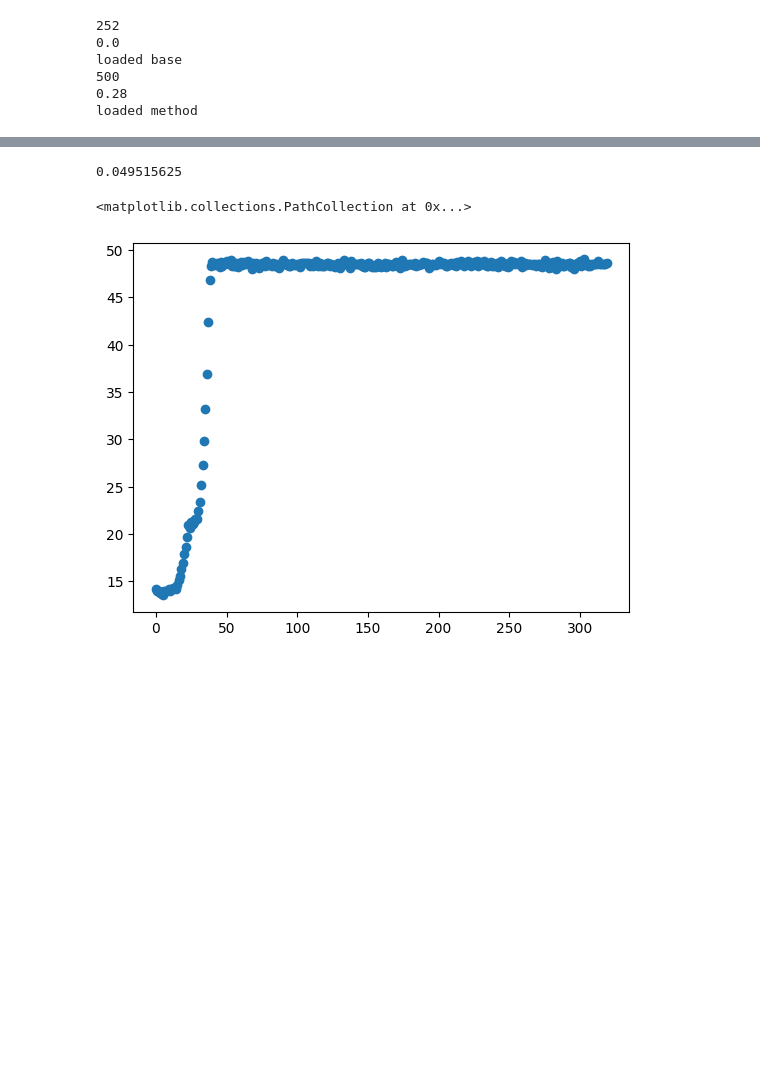
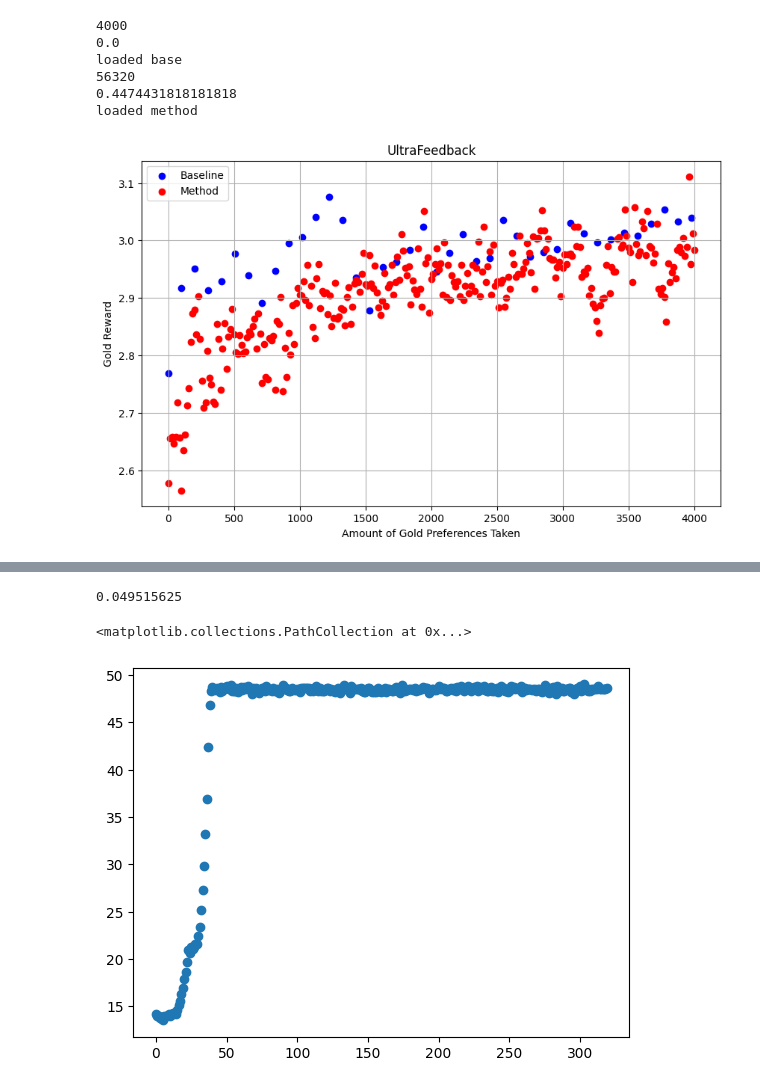
Before and after one commit to PrasannS/d2po, a Jupyter notebook: notebooks/trainlog_analysis.ipynb, the cells around one changed output, grey strips where cells are left out. Saved outputs shown, nothing was run; the diff lists cells and outputs as text; code cells hidden in the pictures; blank space fills up the shorter version.

```diff
--- a/notebooks/trainlog_analysis.ipynb
+++ b/notebooks/trainlog_analysis.ipynb
@@ -101,9 +100,16 @@ bestmethds = {
     'cdist':"../outputs/results/dynarmlogs/contrastivedistill/tiny_rm_rand_cdist_10_5_activefix.jsonl",
     'ultra':"../outputs/results/dynarmlogs/ultra/tiny_rm_conf_active_newalgoultra.jsonl"
 }
+bestmethds = {
+    'nouns':"../outputs/results/dynarmlogs/nouns/tiny_rm_confnoun_newalgo_2_5_seed3.jsonl",
+    'bagofwords':"../outputs/results/dynarmlogs/bagofwords/bowtiny_rm_conf_newalgo_5testnewseed3.jsonl",
+    'math':"../outputs/results/dynarmlogs/math/tiny_rm_easy4_32_2_try_seed2.jsonl",
+    'cdist':"../outputs/results/dynarmlogs/contrastivedistill/tiny_rm_rand_cdist_10_5_activefixseed3.jsonl",
+    'ultra':"../outputs/results/dynarmlogs/ultra/tiny_rm_conf_active_newalgoultra.jsonl"
+}
 baseratio = 8
 mratios = {'bagofwords':2, 'nouns':0.8, 'math':2, 'cdist':1, 'ultra':8}
-dset = "ultra"
+dset = "math"
 tmpbase = loadf(basefs[dset])
 basengs, baseaccs = makengs(tmpbase)
 print("loaded base")
@@ -116,11 +122,11 @@ print("loaded method")
 # tlog = pd.read_json("../../activereprod/active-rlhf/outputs/results/dynarmlogs/math/u/prasanns/research/active-rlhf/outputs/models/math/tiny_rm_rand_subsamp_onlymathreprod3.jsonl", orient='records', lines=True)
 # tlog = pd.read_json("../outputs/results/dynarmlogs/.jsonl", orient='records', lines=True)
 # %% [output]
-252
+4000
 0.0
 loaded base
-500
-0.28
+56320
+0.4474431818181818
 loaded method
 # %%
 # get sliding window means over some input list (smoothened)
@@ -132,3 +138,7 @@ methmeans = intervmean([mean(m) for m in methngs], 25 , 50)
+# %%
+fig = ratio_scatter(basemeans, methmeans, 2000, baseratio, mratios[dset], "efficientplots/"+dset+".pdf", "UltraFeedback")
+# %% [output]
+[figure, added]
 # %%
 fig = ratio_scatter(basemeans, methmeans, 2000, baseratio, mratios[dset], "efficientplots/"+dset+".pdf", "UltraFeedback")
 # %% [output]
```
Also changed, not shown: parts of 4 cells of this notebook, 9 other files.
